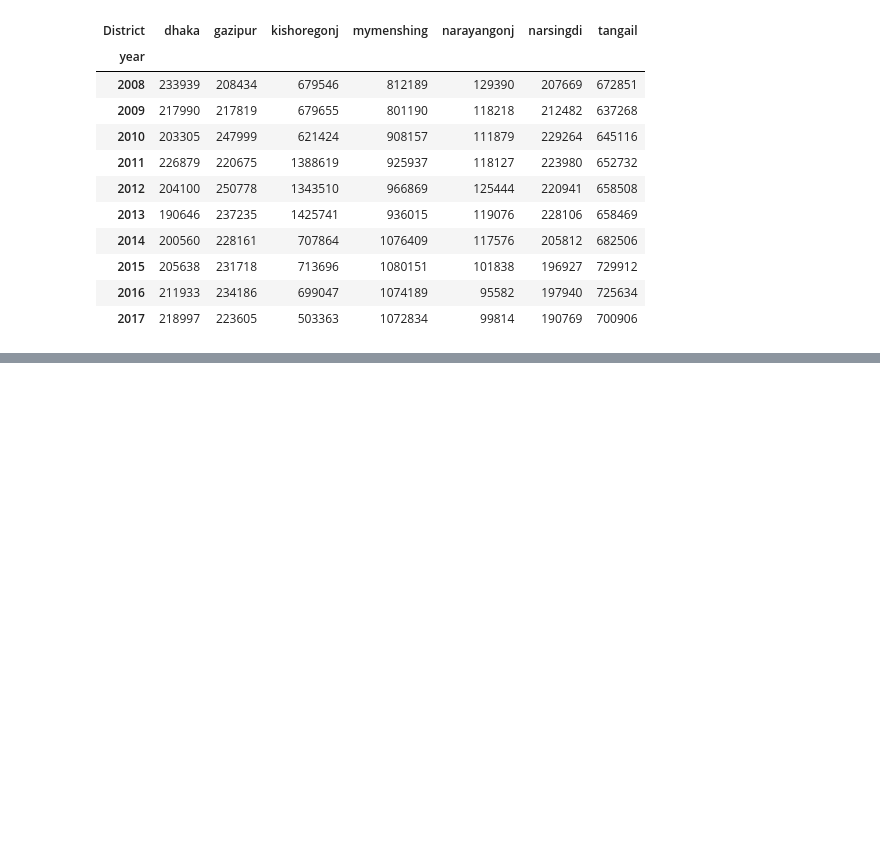
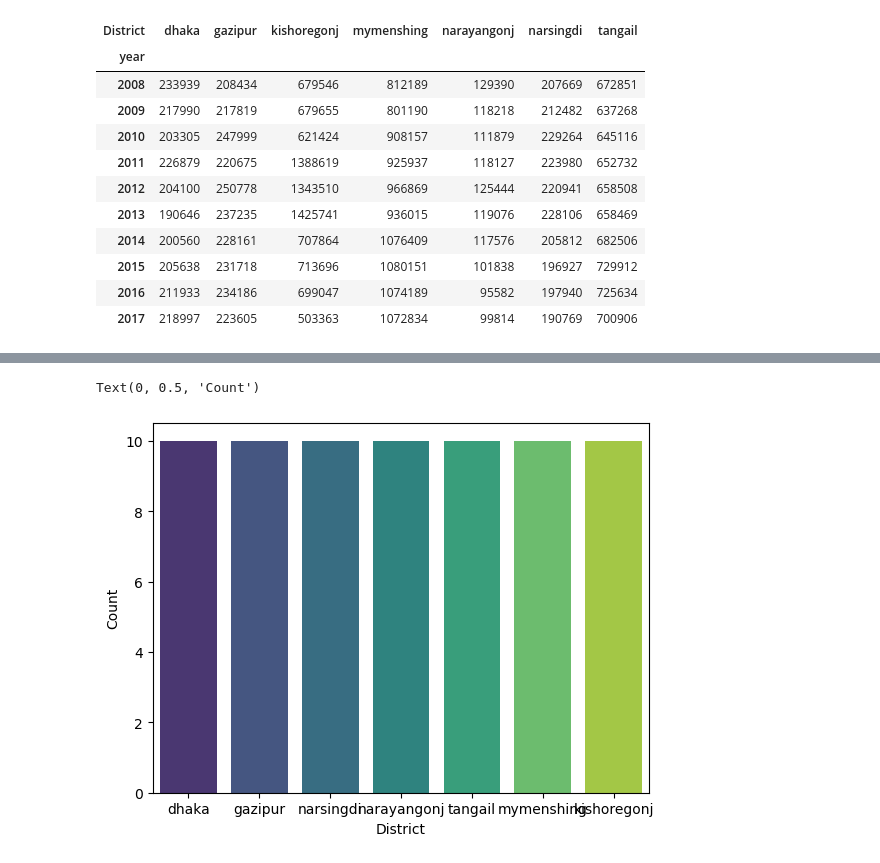
Before and after one commit to AshikurIST/Bangladesh-Agricultur, a Jupyter notebook: Bangladesh agricultur.ipynb, the cells around one changed output, grey strips where cells are left out. Drawn from its saved outputs; the diff is of its cells as text; code cells hidden in the pictures; blank space fills up the shorter version.

```diff
--- a/Bangladesh agricultur.ipynb
+++ b/Bangladesh agricultur.ipynb
@@ -76,0 +87,8 @@ fp.head(12)
+# %%
+sns.countplot(x='District', data=df, palette='viridis')
+
+plt.xlabel('District')
+plt.ylabel('Count')
+# %% [output]
+Text(0, 0.5, 'Count')
+[figure, added]
```
Also changed, not shown: parts of 1 cell of this notebook.
